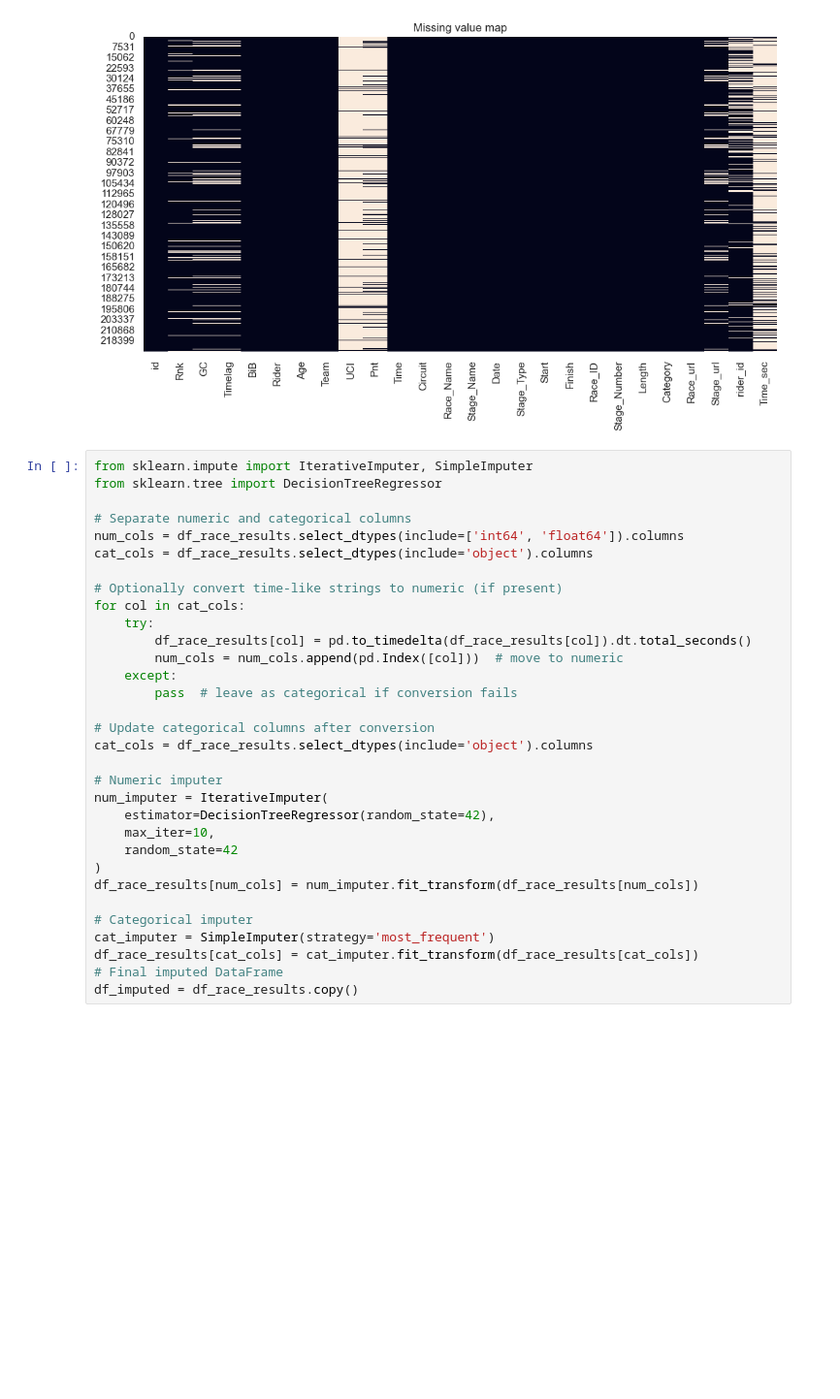
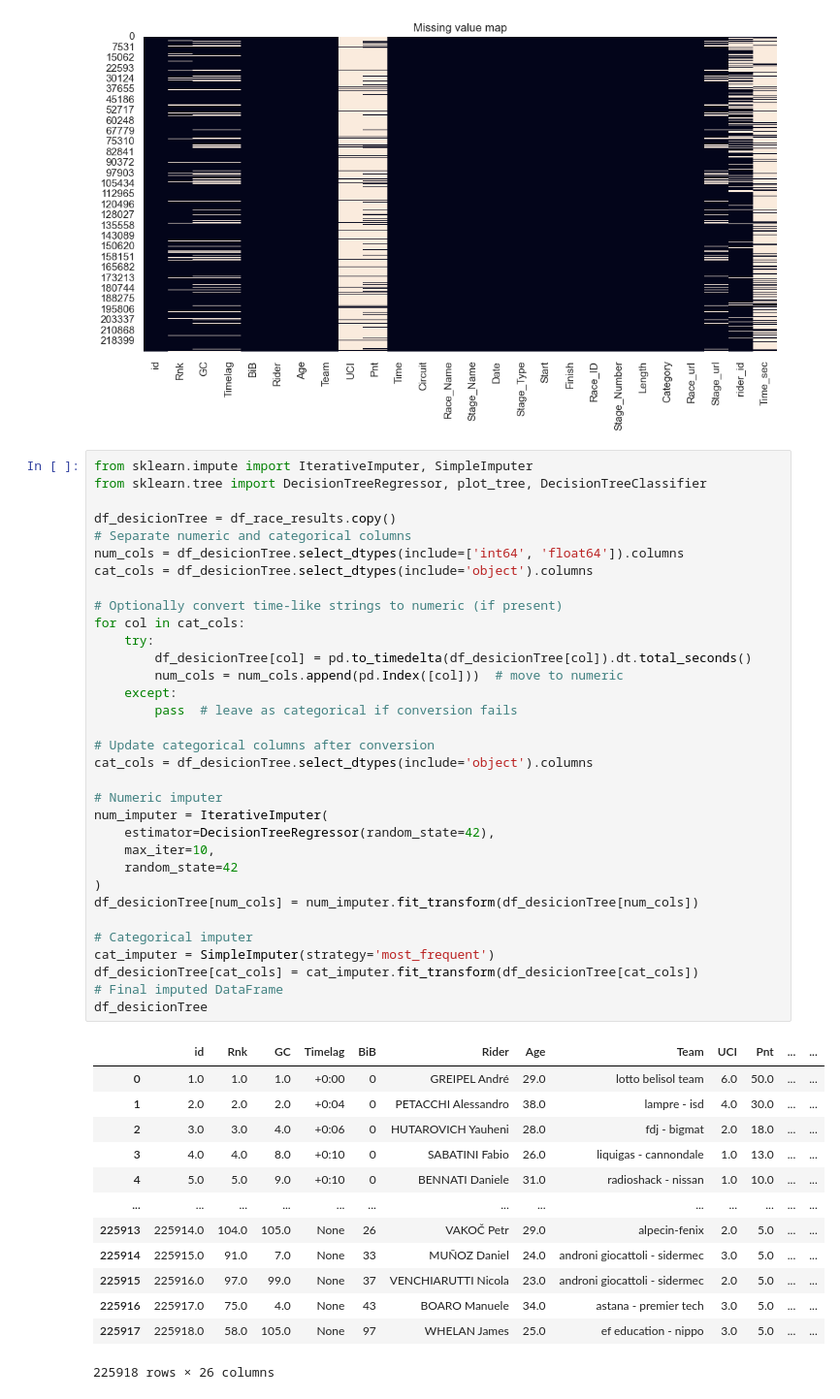
Before and after one commit to Vigo28/PI_7_DS_Minor, a Jupyter notebook: pi7.ipynb, the cells around one changed output. Shown at 97% size. Drawn from its saved outputs; the diff is of its cells as text; blank space fills up the shorter version.

```diff
--- a/pi7.ipynb
+++ b/pi7.ipynb
@@ -897,35 +897,50 @@ Totaal aantal missende waarden: 732764
 [figure]
 # %%
 from sklearn.impute import IterativeImputer, SimpleImputer
-from sklearn.tree import DecisionTreeRegressor
+from sklearn.tree import DecisionTreeRegressor, plot_tree, DecisionTreeClassifier
 
+df_desicionTree = df_race_results.copy()
 # Separate numeric and categorical columns
-num_cols = df_race_results.select_dtypes(include=['int64', 'float64']).columns
-cat_cols = df_race_results.select_dtypes(include='object').columns
+num_cols = df_desicionTree.select_dtypes(include=['int64', 'float64']).columns
+cat_cols = df_desicionTree.select_dtypes(include='object').columns
 
 # Optionally convert time-like strings to numeric (if present)
 for col in cat_cols:
     try:
-        df_race_results[col] = pd.to_timedelta(df_race_results[col]).dt.total_seconds()
+        df_desicionTree[col] = pd.to_timedelta(df_desicionTree[col]).dt.total_seconds()
         num_cols = num_cols.append(pd.Index([col]))  # move to numeric
     except:
         pass  # leave as categorical if conversion fails
 
 # Update categorical columns after conversion
-cat_cols = df_race_results.select_dtypes(include='object').columns
+cat_cols = df_desicionTree.select_dtypes(include='object').columns
 
 # Numeric imputer
 num_imputer = IterativeImputer(
     estimator=DecisionTreeRegressor(random_state=42),
     max_iter=10,
     random_state=42
 )
-df_race_results[num_cols] = num_imputer.fit_transform(df_race_results[num_cols])
+df_desicionTree[num_cols] = num_imputer.fit_transform(df_desicionTree[num_cols])
 
 # Categorical imputer
 cat_imputer = SimpleImputer(strategy='most_frequent')
-df_race_results[cat_cols] = cat_imputer.fit_transform(df_race_results[cat_cols])
+df_desicionTree[cat_cols] = cat_imputer.fit_transform(df_desicionTree[cat_cols])
 # Final imputed DataFrame
-df_imputed = df_race_results.copy()
+df_desicionTree
+# %% [output]
+|  | id | Rnk | GC | Timelag | BiB | Rider | Age | Team | UCI | Pnt | ... | ... |
+| 0 | 1.0 | 1.0 | 1.0 | +0:00 | 0 | GREIPEL André | 29.0 | lotto belisol team | 6.0 | 50.0 | ... | ... |
+| 1 | 2.0 | 2.0 | 2.0 | +0:04 | 0 | PETACCHI Alessandro | 38.0 | lampre - isd | 4.0 | 30.0 | ... | ... |
+| 2 | 3.0 | 3.0 | 4.0 | +0:06 | 0 | HUTAROVICH Yauheni | 28.0 | fdj - bigmat | 2.0 | 18.0 | ... | ... |
+| 3 | 4.0 | 4.0 | 8.0 | +0:10 | 0 | SABATINI Fabio | 26.0 | liquigas - cannondale | 1.0 | 13.0 | ... | ... |
+| 4 | 5.0 | 5.0 | 9.0 | +0:10 | 0 | BENNATI Daniele | 31.0 | radioshack - nissan | 1.0 | 10.0 | ... | ... |
+| ... | ... | ... | ... | ... | ... | ... | ... | ... | ... | ... | ... | ... |
+| 225913 | 225914.0 | 104.0 | 105.0 | None | 26 | VAKOČ Petr | 29.0 | alpecin-fenix | 2.0 | 5.0 | ... | ... |
+| 225914 | 225915.0 | 91.0 | 7.0 | None | 33 | MUÑOZ Daniel | 24.0 | androni giocattoli - sidermec | 3.0 | 5.0 | ... | ... |
+| 225915 | 225916.0 | 97.0 | 99.0 | None | 37 | VENCHIARUTTI Nicola | 23.0 | androni giocattoli - sidermec | 2.0 | 5.0 | ... | ... |
+| 225916 | 225917.0 | 75.0 | 4.0 | None | 43 | BOARO Manuele | 34.0 | astana - premier tech | 3.0 | 5.0 | ... | ... |
+| 225917 | 225918.0 | 58.0 | 105.0 | None | 97 | WHELAN James | 25.0 | ef education - nippo | 3.0 | 5.0 | ... | ... |
+225918 rows × 26 columns
 # %%
 # Per kolom kijken of er nog NaN's zijn
```
Also changed, not shown: parts of 7 cells of this notebook, 1 other file.
